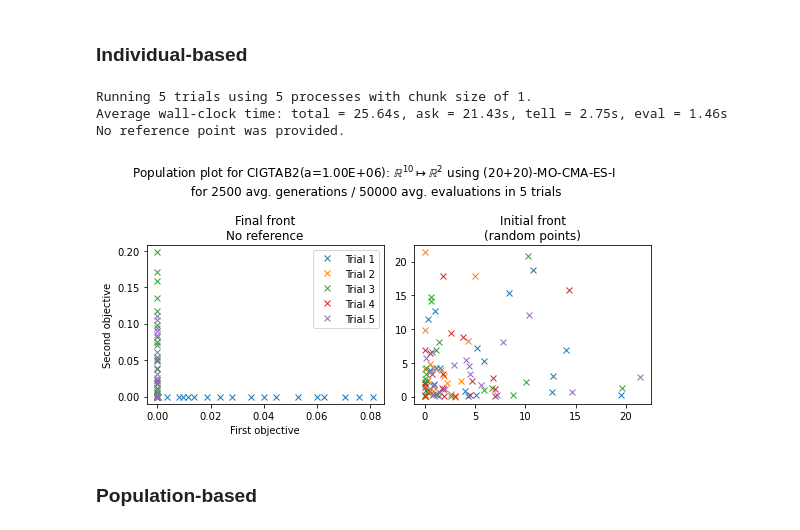
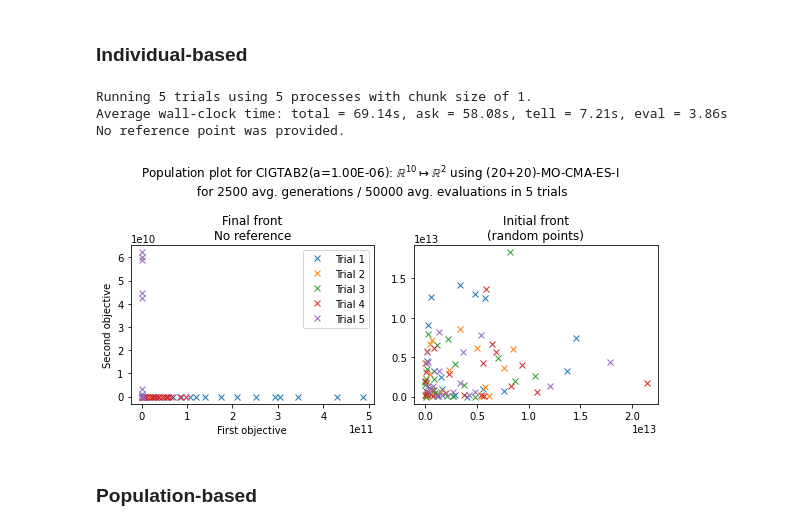
Before and after one commit to pocs-anguilla/anguilla, a Jupyter notebook: notebooks/experiments/mocma/cigtab.ipynb, the cells around one changed output. Drawn from its saved outputs; the diff is of its cells as text; code cells hidden in the pictures.

```diff
--- a/notebooks/experiments/mocma/cigtab.ipynb
+++ b/notebooks/experiments/mocma/cigtab.ipynb
@@ -109,12 +109,12 @@ No reference point was provided.
 # %% [markdown]
 ### Individual-based
 # %%
-fig = run(benchmark.CIGTAB2, success_notion="individual")
+fig = run(benchmark.CIGTAB2, success_notion="individual", fn_kwargs={'a':1e-6})
 # %% [output]
 Running 5 trials using 5 processes with chunk size of 1.
-Average wall-clock time: total = 25.64s, ask = 21.43s, tell = 2.75s, eval = 1.46s
+Average wall-clock time: total = 69.14s, ask = 58.08s, tell = 7.21s, eval = 3.86s
 No reference point was provided.
-[figure, old version]
+[figure, new version]
 # %% [markdown]
 ### Population-based
 # %%
```
Also changed, not shown: parts of 3 cells of this notebook, 19 other files.
